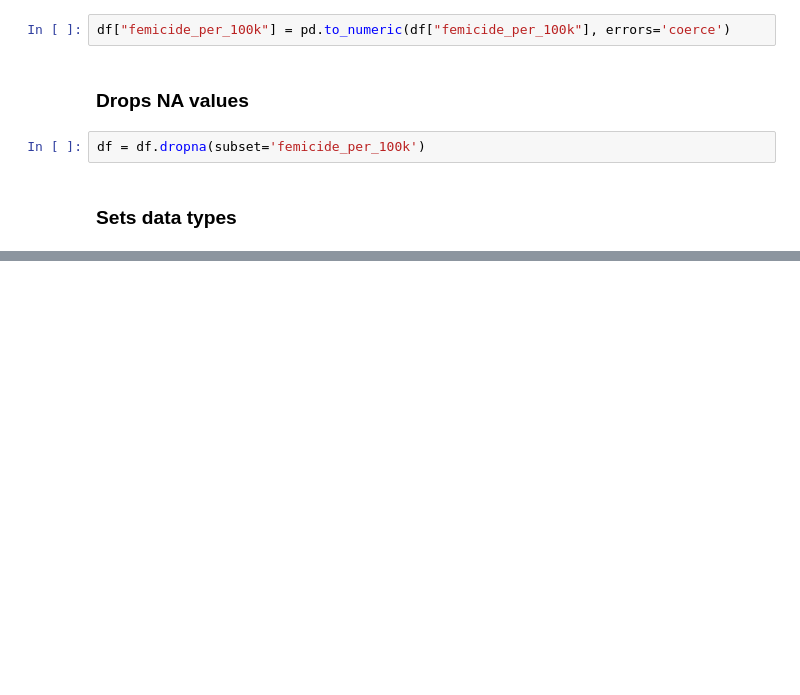
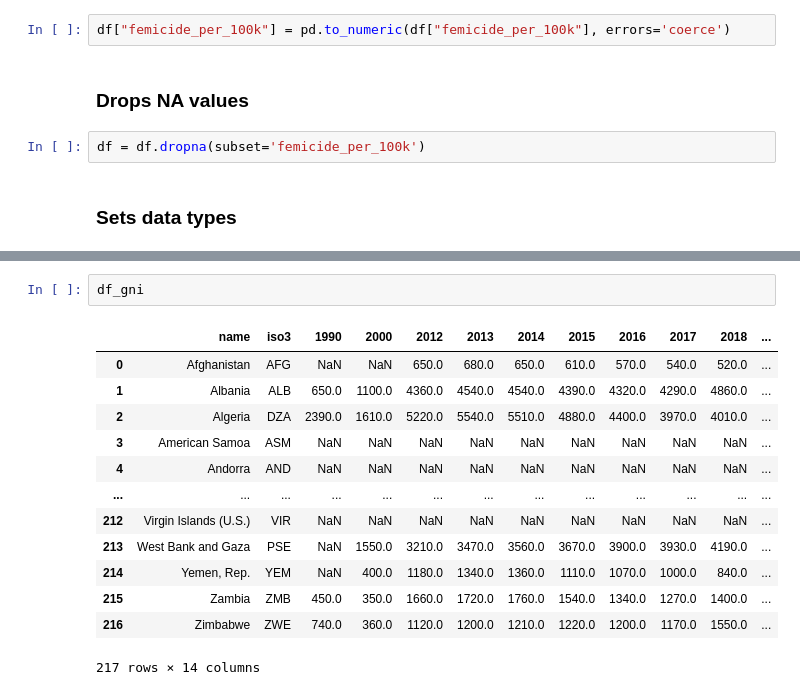
Before and after one commit to Tom-Whittington/Femicide_analysis, a Jupyter notebook: femicide_raw_cleaning.ipynb, the cells around one changed output, grey strips where cells are left out. Saved outputs shown, nothing was run; the diff lists cells and outputs as text; blank space fills up the shorter version.

```diff
--- a/femicide_raw_cleaning.ipynb
+++ b/femicide_raw_cleaning.ipynb
@@ -43,0 +169,16 @@ df.to_csv('df_femicide_cleaned.csv', index=False)
+# %%
+df_gni
+# %% [output]
+|  | name | iso3 | 1990 | 2000 | 2012 | 2013 | 2014 | 2015 | 2016 | 2017 | 2018 | ... |
+| 0 | Afghanistan | AFG | NaN | NaN | 650.0 | 680.0 | 650.0 | 610.0 | 570.0 | 540.0 | 520.0 | ... |
+| 1 | Albania | ALB | 650.0 | 1100.0 | 4360.0 | 4540.0 | 4540.0 | 4390.0 | 4320.0 | 4290.0 | 4860.0 | ... |
+| 2 | Algeria | DZA | 2390.0 | 1610.0 | 5220.0 | 5540.0 | 5510.0 | 4880.0 | 4400.0 | 3970.0 | 4010.0 | ... |
+| 3 | American Samoa | ASM | NaN | NaN | NaN | NaN | NaN | NaN | NaN | NaN | NaN | ... |
+| 4 | Andorra | AND | NaN | NaN | NaN | NaN | NaN | NaN | NaN | NaN | NaN | ... |
+| ... | ... | ... | ... | ... | ... | ... | ... | ... | ... | ... | ... | ... |
+| 212 | Virgin Islands (U.S.) | VIR | NaN | NaN | NaN | NaN | NaN | NaN | NaN | NaN | NaN | ... |
+| 213 | West Bank and Gaza | PSE | NaN | 1550.0 | 3210.0 | 3470.0 | 3560.0 | 3670.0 | 3900.0 | 3930.0 | 4190.0 | ... |
+| 214 | Yemen, Rep. | YEM | NaN | 400.0 | 1180.0 | 1340.0 | 1360.0 | 1110.0 | 1070.0 | 1000.0 | 840.0 | ... |
+| 215 | Zambia | ZMB | 450.0 | 350.0 | 1660.0 | 1720.0 | 1760.0 | 1540.0 | 1340.0 | 1270.0 | 1400.0 | ... |
+| 216 | Zimbabwe | ZWE | 740.0 | 360.0 | 1120.0 | 1200.0 | 1210.0 | 1220.0 | 1200.0 | 1170.0 | 1550.0 | ... |
+217 rows × 14 columns
```
Also changed, not shown: parts of 25 cells of this notebook.
